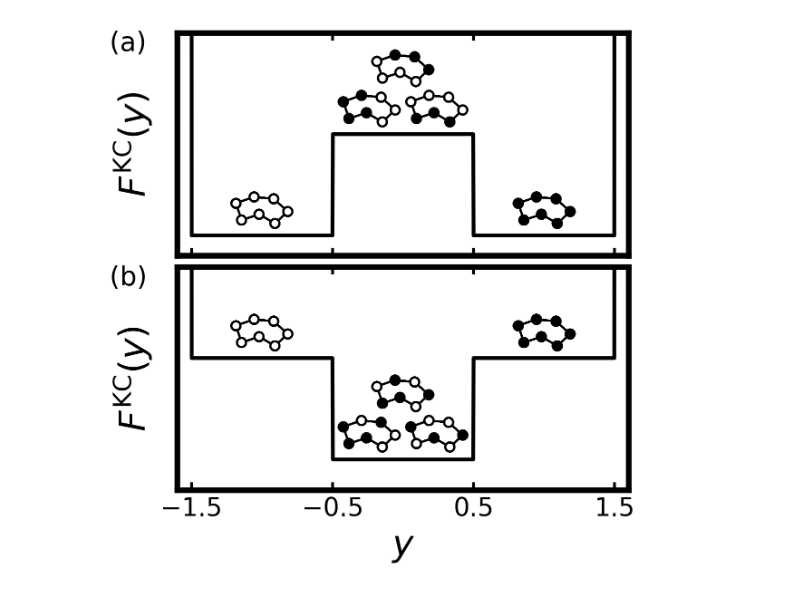
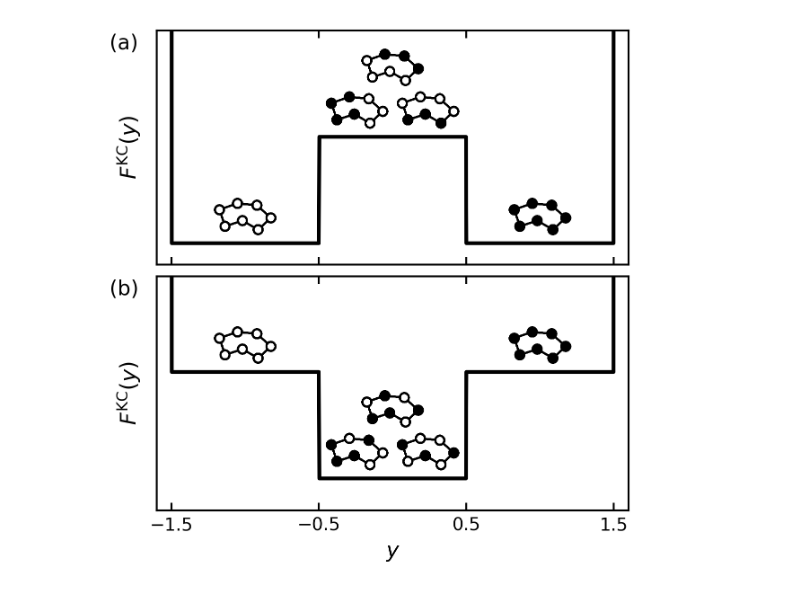
Before and after one commit to suarez-va/kcrpmd_calculations_2025, a Jupyter notebook: kcrpmd_figures/Figures.ipynb, the cells around one changed output. Drawn from its saved outputs; the diff is of its cells as text; code cells hidden in the pictures.

```diff
--- a/kcrpmd_figures/Figures.ipynb
+++ b/kcrpmd_figures/Figures.ipynb
@@ -35,22 +35,26 @@ plt.rcParams.update({
     'figure.facecolor': 'white',
     'figure.edgecolor': 'white',
     'lines.linewidth': 2,
-    'axes.linewidth': 3,
-    'axes.labelsize': 19,
-    'axes.titlesize': 19,
+    'axes.linewidth': 1.0,
+    'axes.labelsize': 11.5,
+    'axes.titlesize': 11.5,
     'xtick.direction': 'in',
     'xtick.top': True,
     'ytick.direction': 'in',
     'ytick.right': True,
-    'xtick.major.width': 1.5,
-    'ytick.major.width': 1.5,
+    'xtick.major.width': 1.0,
+    'ytick.major.width': 1.0,
     'xtick.major.size': 4,
     'ytick.major.size': 4,
-    'xtick.labelsize': 13.5,
-    'ytick.labelsize': 13.5,
-    'legend.fontsize': 11,
+    'xtick.labelsize': 9.5,
+    'ytick.labelsize': 9.5,
+    'legend.fontsize': 9.5,
     'legend.frameon': False,
 })
+
+# Shared axes margins, chosen to match the published figure style.
+ADJ_1P = dict(left=0.14, right=0.99, top=0.99, bottom=0.14)                 # 1200x900 single panel
+ADJ_2P = dict(left=0.115, right=0.99, top=0.99, bottom=0.10, hspace=0.05)   # 1200x1200 stacked pair
 
 def add_hbar(ax, pi, pf, label, tick_size=0.1, label_offset=0.1, linewidth=1.5, fontsize=10):
     """
@@ -312,39 +315,39 @@ ab2_0 = AnnotationBbox(ib_0, (-1.0, 0.25), frameon=False)
 ab2_1 = AnnotationBbox(ib_1, (1.0, 0.25), frameon=False)
 ab2_kp4 = AnnotationBbox(ib_kp4, (0.0, -0.35), frameon=False)
 ab2_kp5 = AnnotationBbox(ib_kp5, (-0.24, -0.75), frameon=False)
 ab2_kp6 = AnnotationBbox(ib_kp6, (0.24, -0.75), frameon=False)
 
 fig, (ax1, ax2) = plt.subplots(nrows=2, ncols=1, figsize=(4.0, 4.0), sharex=True, sharey=False, dpi=300)
 ax1.add_artist(ab1_0)
 ax1.add_artist(ab1_1)
 ax1.add_artist(ab1_kp1)
 ax1.add_artist(ab1_kp2)
 ax1.add_artist(ab1_kp3)
 ax2.add_artist(ab2_0)
 ax2.add_artist(ab2_1)
 ax2.add_artist(ab2_kp4)
 ax2.add_artist(ab2_kp5)
 ax2.add_artist(ab2_kp6)
-ax1.text(-0.15, 0.92, "(a)", transform=ax1.transAxes, fontsize=14)
-ax2.text(-0.15, 0.92, "(b)", transform=ax2.transAxes, fontsize=14)
+ax1.text(-0.10, 0.92, "(a)", transform=ax1.transAxes, fontsize=11)
+ax2.text(-0.10, 0.92, "(b)", transform=ax2.transAxes, fontsize=11)
 ax1.plot(x_ar, y_ar1, color='k', label='data1')
 ax2.plot(x_ar, y_ar2, color='k', label='data2')
 ax1.set_xlim(-1.6,1.6)
 ax1.set_ylim(-0.2,2.0)
 ax2.set_ylim(-1.3,0.9)
 ax1.set_xticks([-1.5, -0.5, 0.5, 1.5])
 ax1.set_yticks([])
 ax2.set_yticks([])
 ax2.set_xlabel(r"$y$")
-ax1.set_ylabel(r"$F^{\mathrm{KC}}(y)$", labelpad=12.5)
-ax2.set_ylabel(r"$F^{\mathrm{KC}}(y)$", labelpad=12.5)
+ax1.set_ylabel(r"$F^{\mathrm{KC}}(y)$", labelpad=8)
+ax2.set_ylabel(r"$F^{\mathrm{KC}}(y)$", labelpad=8)
 ax1.set_title("")
 
-plt.subplots_adjust(hspace=0.05, left=0.15, right=0.98, top=0.98, bottom=0.14)
+plt.subplots_adjust(**ADJ_2P)
 plt.savefig('fig3.png')
 plt.show()
 # %% [output]
-[figure, old version]
+[figure, new version]
 # %%
 ########################
 ####### FIGURE 4 #######
```
Also changed, not shown: parts of 8 cells of this notebook, 9 other files.
